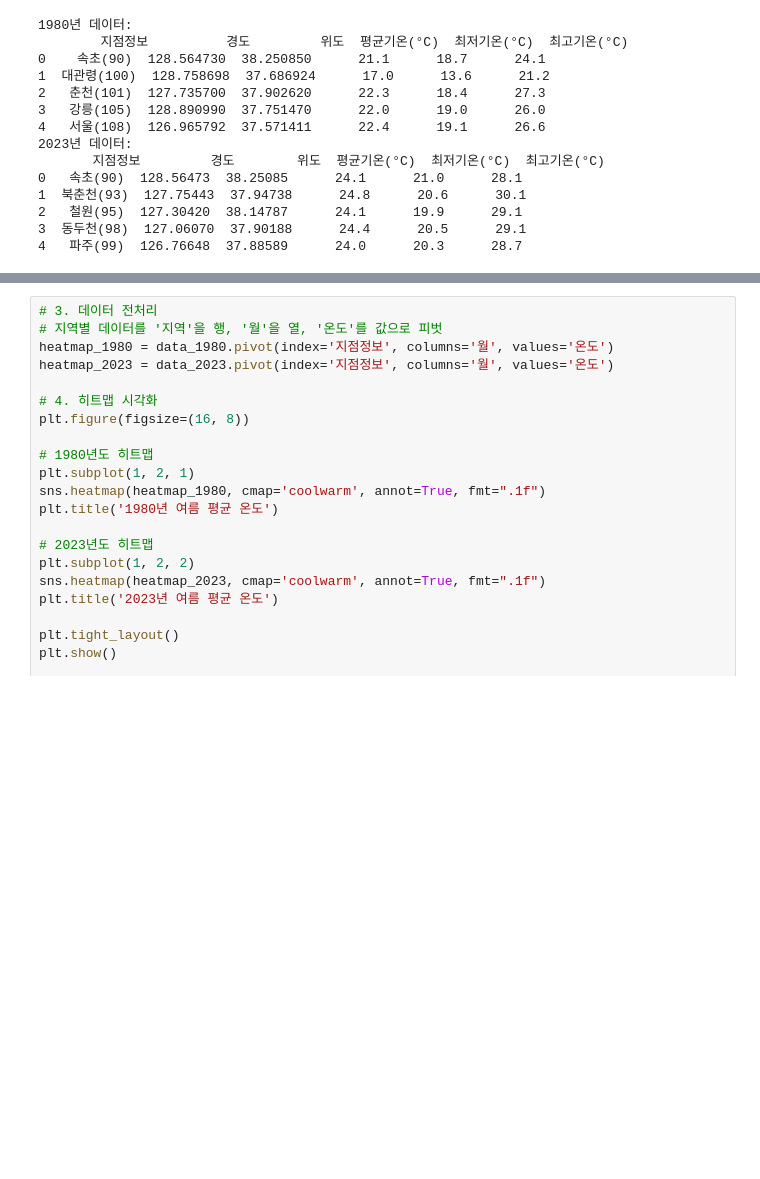
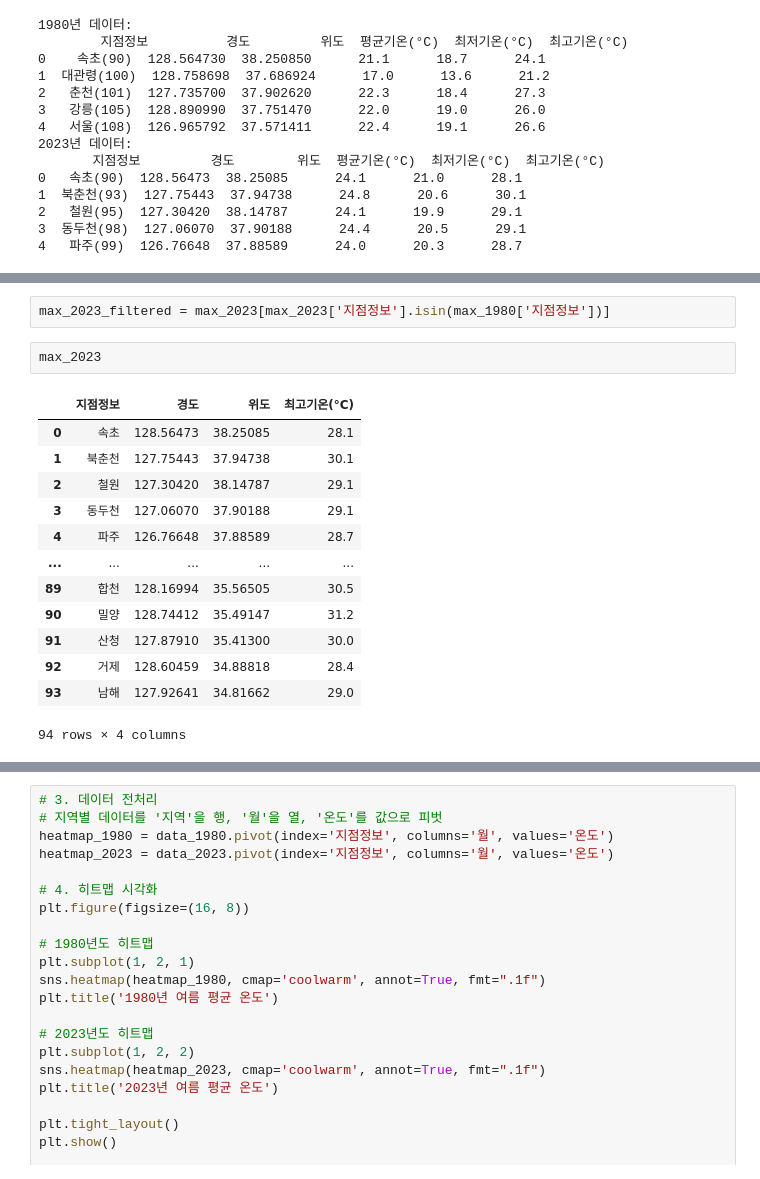
Before and after one commit to Songsungsang/Smart_Factory_Project_Data_Analysis, a Jupyter notebook: heat_map.ipynb, the cells around one changed output, grey strips where cells are left out. Saved outputs shown, nothing was run; the diff lists cells and outputs as text; blank space fills up the shorter version.

```diff
--- a/heat_map.ipynb
+++ b/heat_map.ipynb
@@ -33,0 +160,18 @@ print("2023년 데이터:\n", data_2023.head())
+# %%
+max_2023_filtered = max_2023[max_2023['지점정보'].isin(max_1980['지점정보'])]
+# %%
+max_2023
+# %% [output]
+|  | 지점정보 | 경도 | 위도 | 최고기온(°C) |
+| 0 | 속초 | 128.56473 | 38.25085 | 28.1 |
+| 1 | 북춘천 | 127.75443 | 37.94738 | 30.1 |
+| 2 | 철원 | 127.30420 | 38.14787 | 29.1 |
+| 3 | 동두천 | 127.06070 | 37.90188 | 29.1 |
+| 4 | 파주 | 126.76648 | 37.88589 | 28.7 |
+| ... | ... | ... | ... | ... |
+| 89 | 합천 | 128.16994 | 35.56505 | 30.5 |
+| 90 | 밀양 | 128.74412 | 35.49147 | 31.2 |
+| 91 | 산청 | 127.87910 | 35.41300 | 30.0 |
+| 92 | 거제 | 128.60459 | 34.88818 | 28.4 |
+| 93 | 남해 | 127.92641 | 34.81662 | 29.0 |
+94 rows × 4 columns
```
Also changed, not shown: parts of 14 cells of this notebook, 2 other files.
